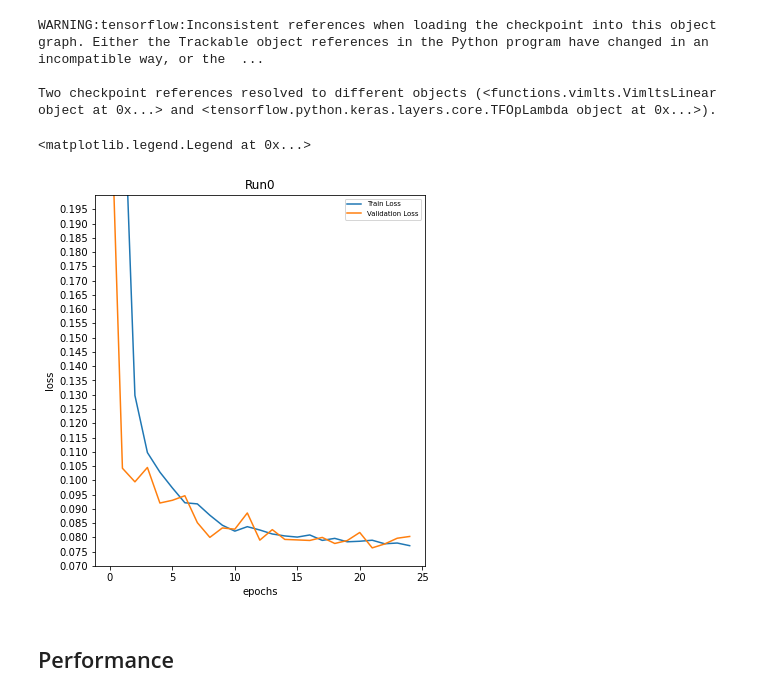
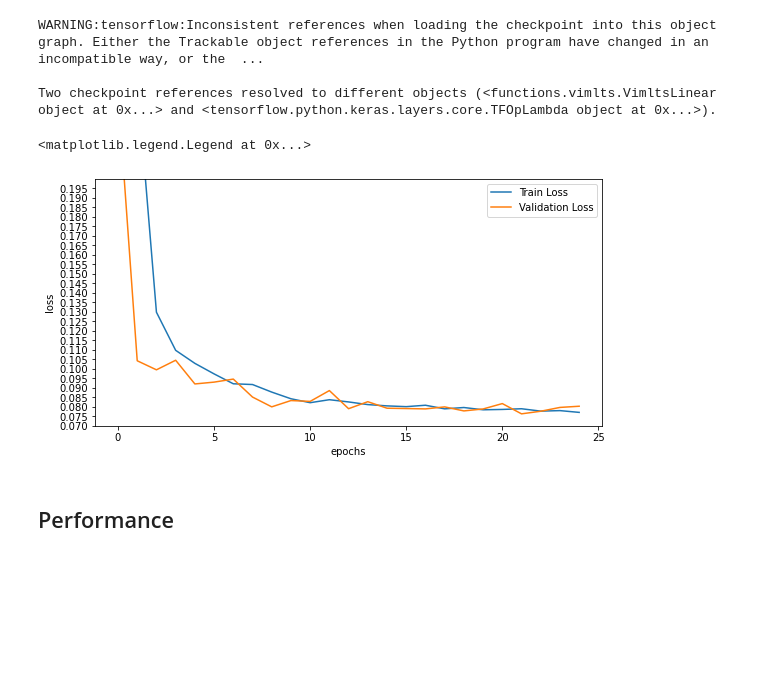
Before and after one commit to IvonneKo/Master_Thesis, a Jupyter notebook: CIbLSx_TM-VI.ipynb, the cells around one changed output. Drawn from its saved outputs; the diff is of its cells as text; code cells hidden in the pictures; blank space fills up the shorter version.

```diff
--- a/CIbLSx_TM-VI.ipynb
+++ b/CIbLSx_TM-VI.ipynb
@@ -380,22 +362,21 @@ WARNING:tensorflow:Inconsistent references when loading the checkpoint into this
 
 Two checkpoint references resolved to different objects (<functions.vimlts.VimltsLinear object at 0x...> and <tensorflow.python.keras.layers.core.TFOpLambda object at 0x...>).
 # %%
-loss0 = pd.read_csv('../thesis/RunsTMVICombinedTabOnly/history.csv')
-plt.figure(figsize=(13,15))
+loss0 = pd.read_csv('../thesis/performance/RunsTMVICombinedTabOnly/history.csv')
+plt.figure(figsize=(20,10))
 plt.subplot(221)
 plt.plot(loss0['train_loss'],label="Train Loss")
 plt.plot(loss0['val_loss'], label="Validation Loss")
 plt.legend()
-plt.title("Run0")
 plt.xlabel("epochs")
 plt.ylabel("loss")
 plt.ylim(0.07,0.2)
 plt.yticks(np.arange(0.07, 0.2, 0.005))
-plt.legend(fontsize='x-small')
+plt.legend()
 #plt.savefig("./plots/uncertainty/LOSS_TMVICombinedTabularOnly.pdf")
 # %% [output]
 <matplotlib.legend.Legend at 0x...>
-[figure, old version]
+[figure, new version]
 # %% [markdown]
 ## Performance
 # %%
```
Also changed, not shown: parts of 4 cells of this notebook.
